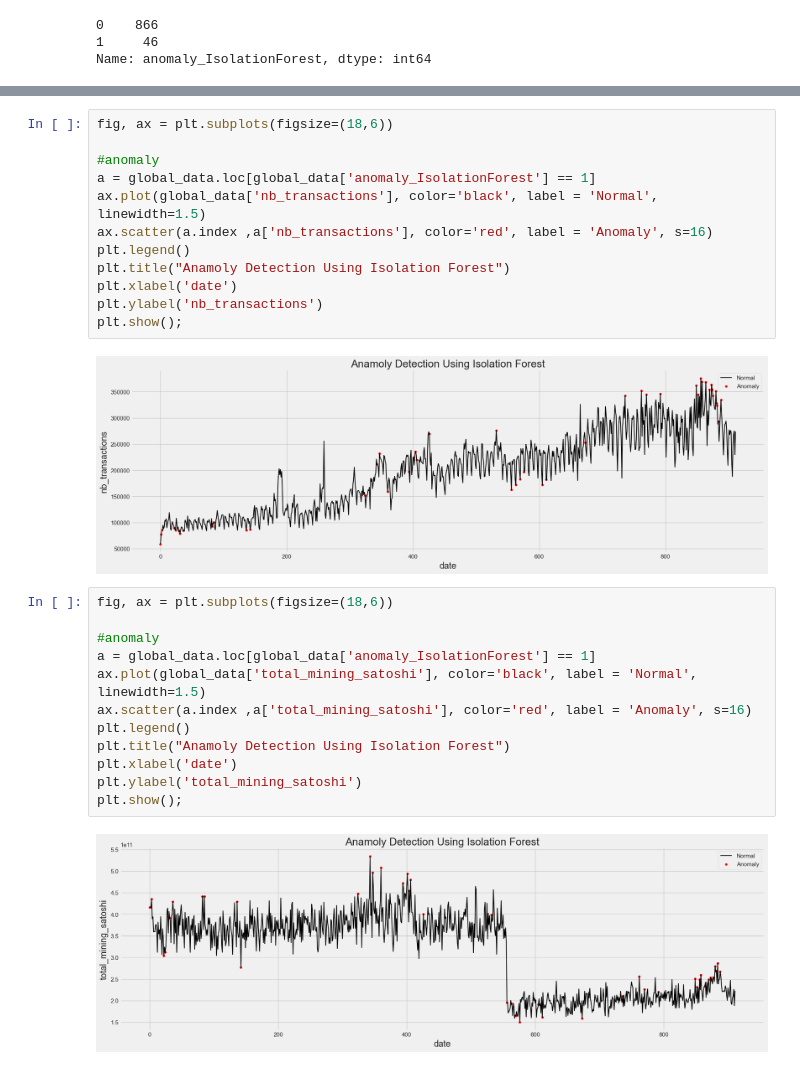
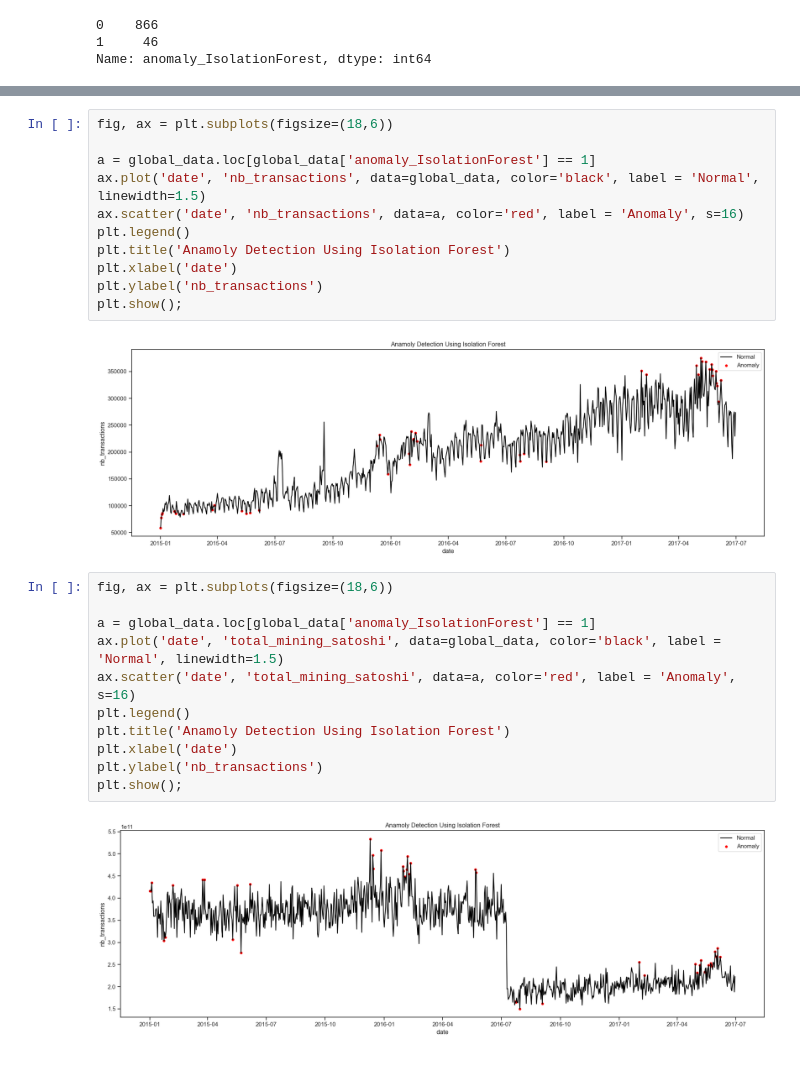
Before and after one commit to trsdimi/big-data, a Jupyter notebook: anomaly.ipynb, the cells around one changed output, grey strips where cells are left out. Cells and saved outputs as stored; diff of their text form.

Commit message:
x axis fixed on the anamoly plot

```diff
--- a/anomaly.ipynb
+++ b/anomaly.ipynb
@@ -138,28 +176,26 @@ Name: anomaly_IsolationForest, dtype: int64
 # %%
 fig, ax = plt.subplots(figsize=(18,6))
 
-#anomaly
 a = global_data.loc[global_data['anomaly_IsolationForest'] == 1]
-ax.plot(global_data['nb_transactions'], color='black', label = 'Normal', linewidth=1.5)
-ax.scatter(a.index ,a['nb_transactions'], color='red', label = 'Anomaly', s=16)
+ax.plot('date', 'nb_transactions', data=global_data, color='black', label = 'Normal', linewidth=1.5)
+ax.scatter('date', 'nb_transactions', data=a, color='red', label = 'Anomaly', s=16)
 plt.legend()
-plt.title("Anamoly Detection Using Isolation Forest")
+plt.title('Anamoly Detection Using Isolation Forest')
 plt.xlabel('date')
 plt.ylabel('nb_transactions')
 plt.show();
 # %% [output]
-[figure, old version]
+[figure, new version]
 # %%
 fig, ax = plt.subplots(figsize=(18,6))
 
-#anomaly
 a = global_data.loc[global_data['anomaly_IsolationForest'] == 1]
-ax.plot(global_data['total_mining_satoshi'], color='black', label = 'Normal', linewidth=1.5)
-ax.scatter(a.index ,a['total_mining_satoshi'], color='red', label = 'Anomaly', s=16)
+ax.plot('date', 'total_mining_satoshi', data=global_data, color='black', label = 'Normal', linewidth=1.5)
+ax.scatter('date', 'total_mining_satoshi', data=a, color='red', label = 'Anomaly', s=16)
 plt.legend()
-plt.title("Anamoly Detection Using Isolation Forest")
+plt.title('Anamoly Detection Using Isolation Forest')
 plt.xlabel('date')
-plt.ylabel('total_mining_satoshi')
+plt.ylabel('nb_transactions')
 plt.show();
 # %% [output]
-[figure, old version]
+[figure, new version]
```
Also changed, not shown: parts of 6 cells of this notebook.
